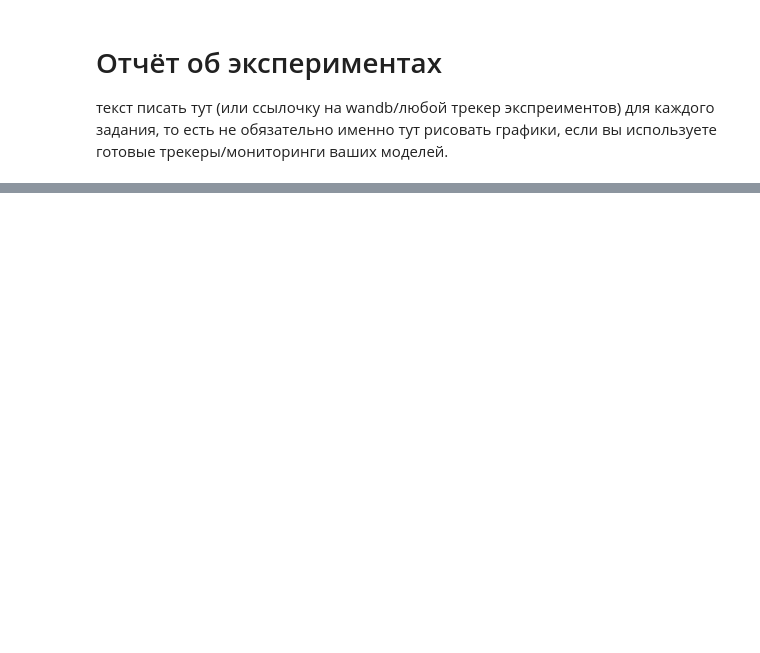
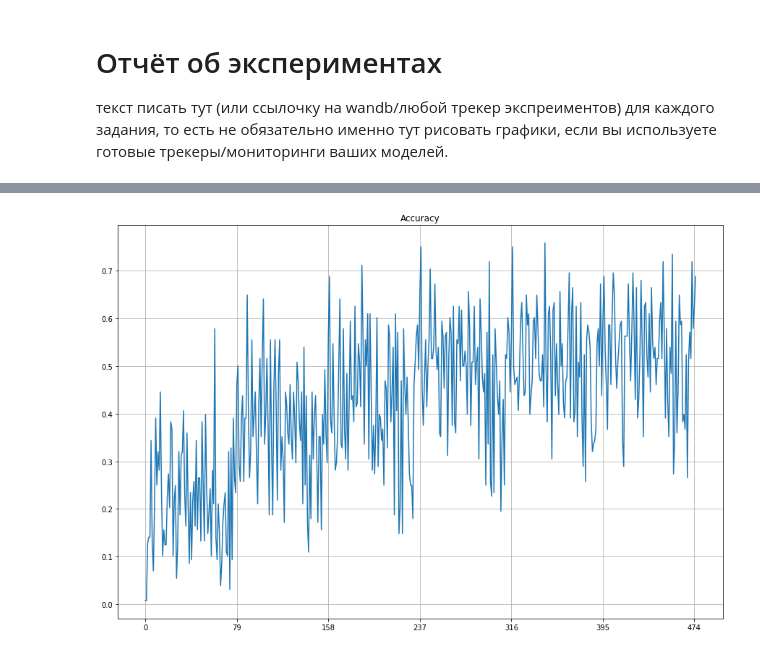
Before and after one commit to nnndk/DL_Homeworks, a Jupyter notebook: hw2/hw2.ipynb, the cells around one changed output, grey strips where cells are left out. Saved outputs shown, nothing was run; the diff lists cells and outputs as text; code cells hidden in the pictures; blank space fills up the shorter version.

```diff
--- a/hw2/hw2.ipynb
+++ b/hw2/hw2.ipynb
@@ -449,0 +591,13 @@ print(f"Оценка за это задание составит {np.clip(10 * (
+# %%
+plt.figure(figsize=(15, 10))
+sns.lineplot(data=module2.accuracy_history)
+plt.grid(True)
+plt.xticks([0, 79, 158, 237, 316, 395, 474])
+plt.title("Accuracy")
+plt.show()
+# batch-size изменил на 128
+# На графике показана accuracy на валидационных батчах, каждые 79 батчей эпоха сменяется
+# Можно заметить, что accuracy застряла примерно на уровне 0.5 - 0.6
+# Скорее всего это потолок для данной модели
+# %% [output]
+[figure, added]
```
Also changed, not shown: parts of 32 cells of this notebook.
